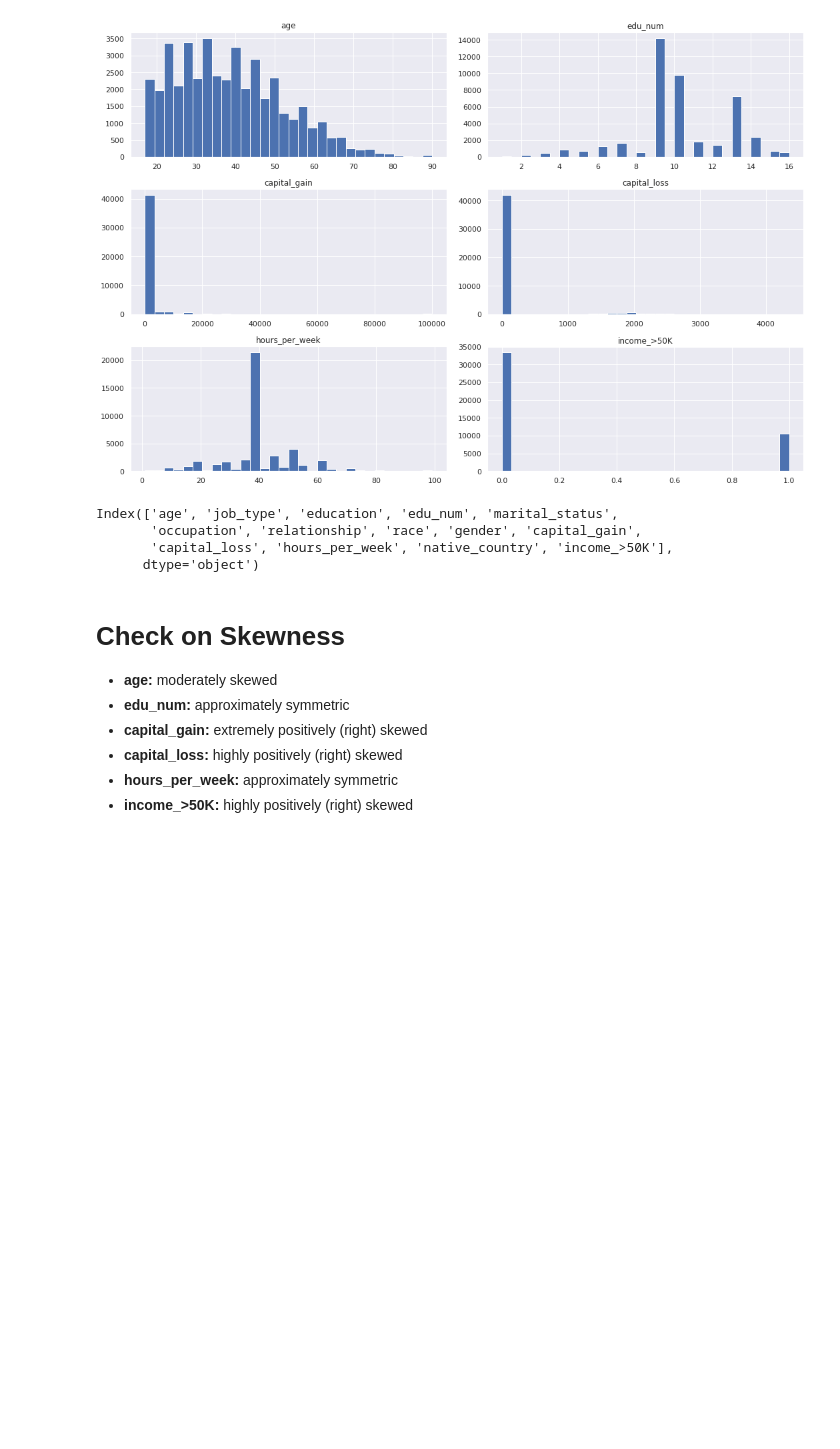
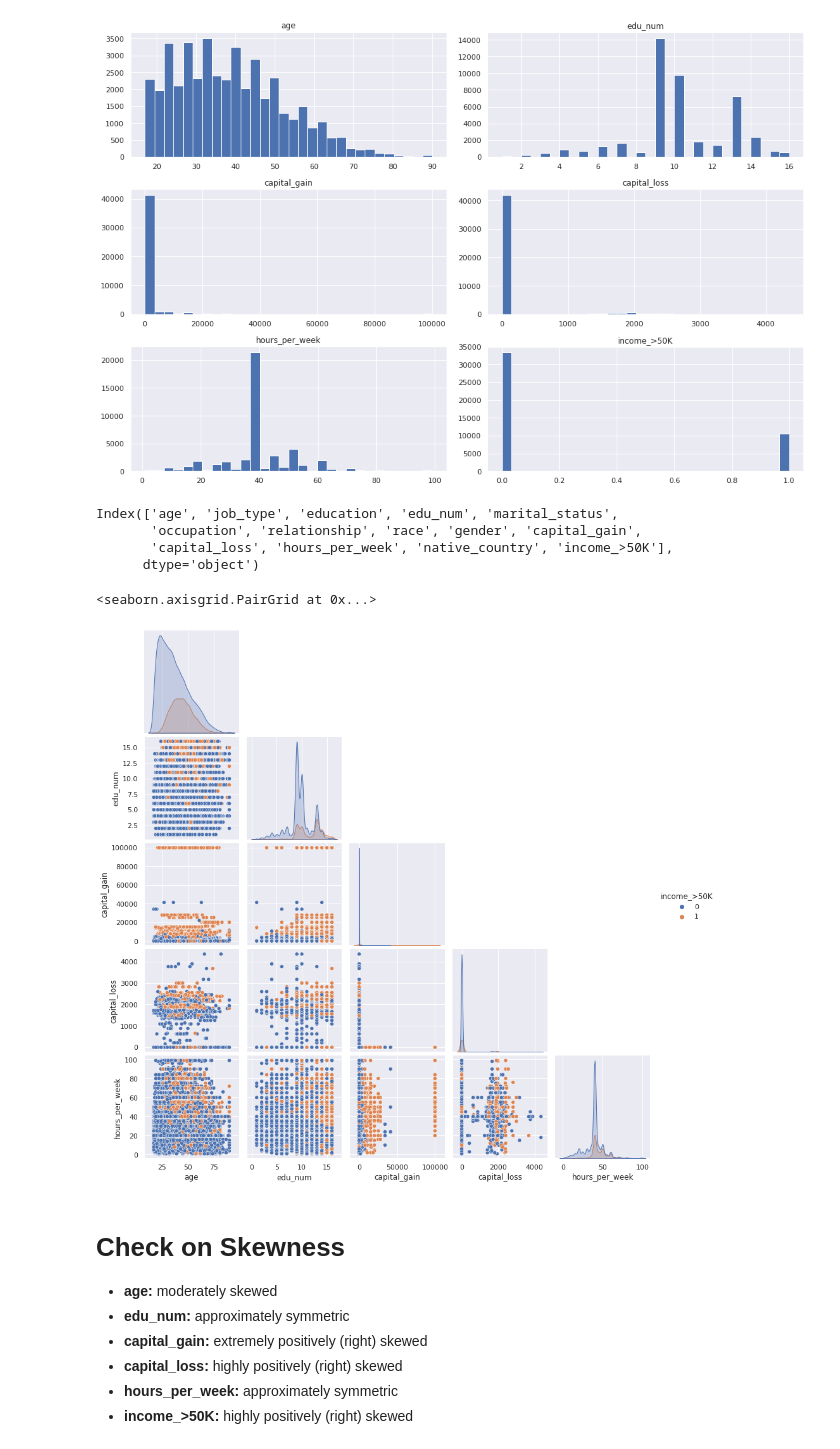
Before and after one commit to heesukjang/Income_Prediction, a Jupyter notebook: Income_Prediction.ipynb, the cells around one changed output. Saved outputs shown, nothing was run; the diff lists cells and outputs as text; code cells hidden in the pictures; blank space fills up the shorter version.

```diff
--- a/Income_Prediction.ipynb
+++ b/Income_Prediction.ipynb
@@ -335,11 +338,14 @@ plt.tight_layout()
 # %%
 print(features)
 # sns.pairplot(X_train[['age', 'edu_num','gender']].dropna(how='all', axis=0), hue='income_>50K')
+sns.pairplot(X_train, hue='income_>50K', corner=True)
 # %% [output]
 Index(['age', 'job_type', 'education', 'edu_num', 'marital_status',
        'occupation', 'relationship', 'race', 'gender', 'capital_gain',
        'capital_loss', 'hours_per_week', 'native_country', 'income_>50K'],
       dtype='object')
+<seaborn.axisgrid.PairGrid at 0x...>
+[figure, added]
 # %% [markdown]
 # Check on Skewness
 - **age:** moderately skewed
```
Also changed, not shown: parts of 1 cell of this notebook.
